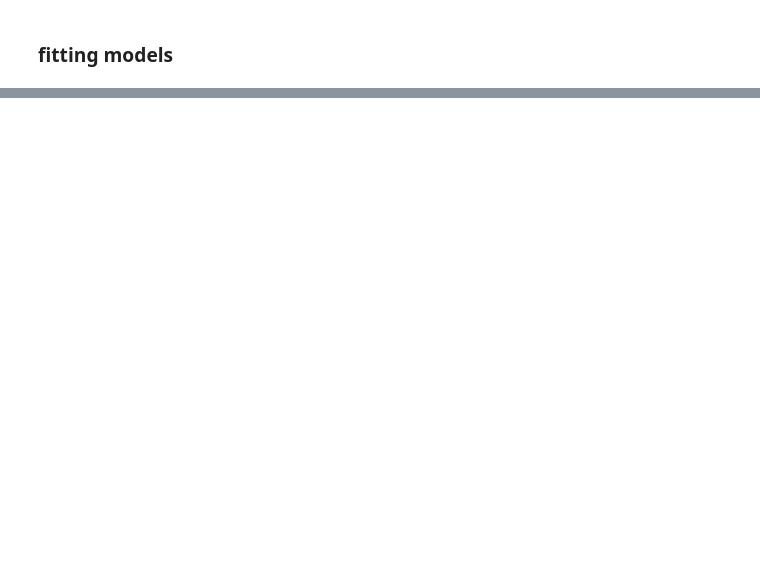
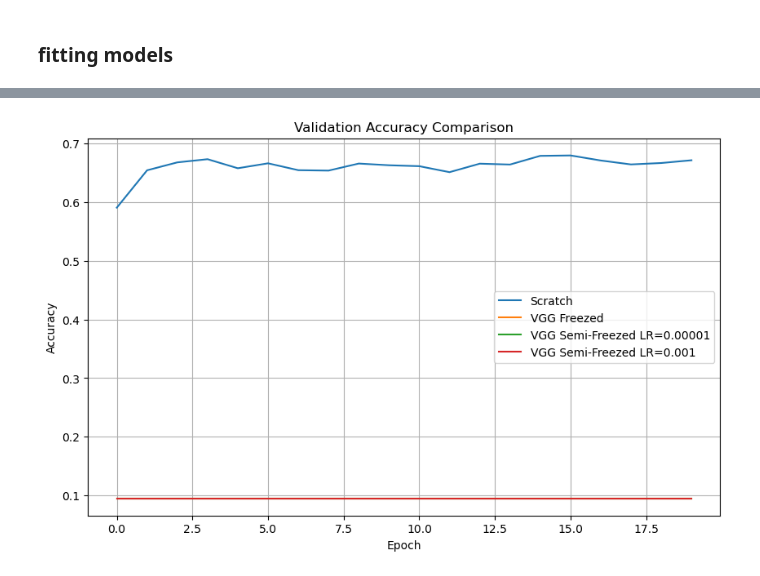
Before and after one commit to moaaz-mohamedd/CNN-Architecture, a Jupyter notebook: CNN_Architecture2.ipynb, the cells around one changed output, grey strips where cells are left out. Saved outputs shown, nothing was run; the diff lists cells and outputs as text; code cells hidden in the pictures; blank space fills up the shorter version.

```diff
--- a/CNN_Architecture2.ipynb
+++ b/CNN_Architecture2.ipynb
@@ -1133,0 +1264,10 @@ Model: "sequential_18"
+# %%
+plot_curves(
+    histories,
+    ['Scratch', 'VGG Freezed', 'VGG Semi-Freezed LR=0.00001', 'VGG Semi-Freezed LR=0.001'],
+    metric='val_accuracy',
+    title='Validation Accuracy Comparison',
+    ylabel='Accuracy'
+)
+# %% [output]
+[figure, added]
```
Also changed, not shown: parts of 50 cells of this notebook.
